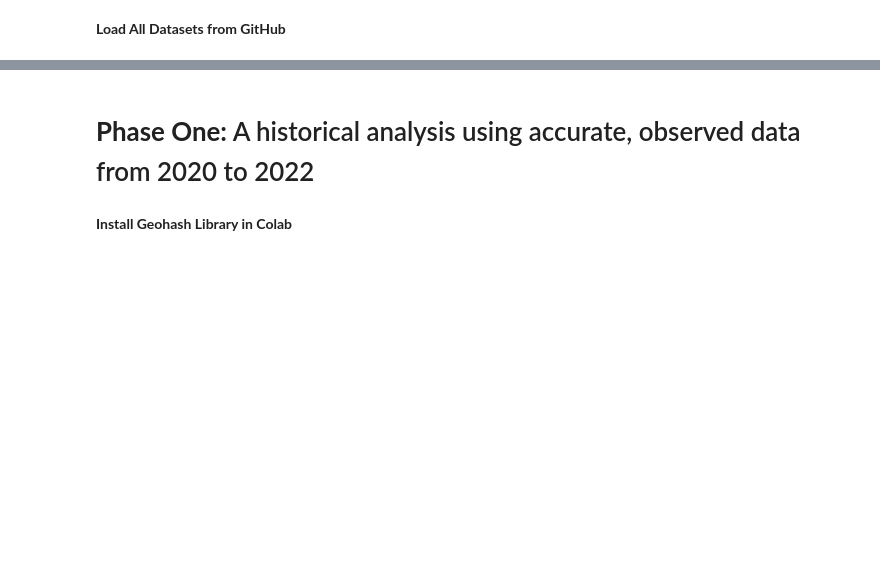
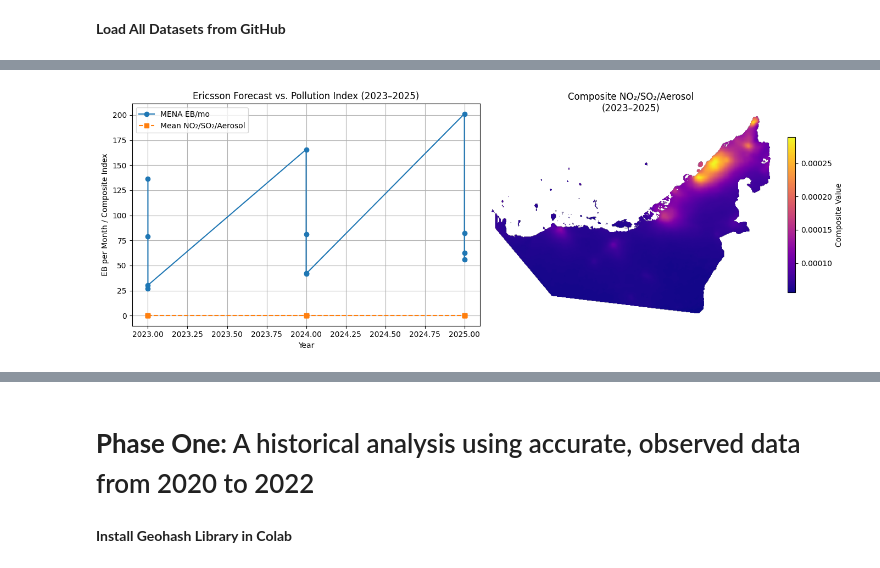
Before and after one commit to Dr-Isam-ALJAWARNEH/fds-project-geoairmob, a Jupyter notebook: GEOCODE.ipynb, the cells around one changed output, grey strips where cells are left out. Drawn from its saved outputs; the diff is of its cells as text; code cells hidden in the pictures; blank space fills up the shorter version.

```diff
--- a/GEOCODE.ipynb
+++ b/GEOCODE.ipynb
@@ -53,0 +133,48 @@ Landsat: (6265, 79)
+# %%
+import pandas as pd
+import numpy as np
+import rasterio
+import matplotlib.pyplot as plt
+
+# 1) Ericsson forecast
+er = pd.read_csv(base_url + "Merged_Ericsson_Mobility_Data.csv",
+                 parse_dates=['Year']) \
+       .rename(columns={'EB per Month':'EB_per_month'}) \
+       .set_index('Year')
+forecast = er.loc['2023':'2025','EB_per_month']
+
+# 2) Mean pollution index from the 2023–25 raster
+tif = ("/vsicurl/https://raw.githubusercontent.com/"
+       "Dr-Isam-ALJAWARNEH/fds-project-geoairmob/"
+       "main/Datasets/UAE_NO2_SO2_Aerosol_Combined_2023_2025.tif")
+with rasterio.open(tif) as src:
+    arr = src.read(1).astype(float)
+    arr[arr==src.nodata] = np.nan
+    poll_index = pd.Series(np.nanmean(arr),
+                           index=forecast.index,
+                           name='Pollution Index')
+
+# 3) Plot side by side: line plot + map inset
+fig, (ax1, ax2) = plt.subplots(1,2, figsize=(14,5),
+                               gridspec_kw={'width_ratios':[1,1]})
+
+# 3a) Time series
+ax1.plot(forecast.index.year, forecast, marker='o', label='MENA EB/mo')
+ax1.plot(poll_index.index.year, poll_index, marker='s', linestyle='--',
+         label='Mean NO₂/SO₂/Aerosol')
+ax1.set_title("Ericsson Forecast vs. Pollution Index (2023–2025)")
+ax1.set_xlabel("Year")
+ax1.set_ylabel("EB per Month / Composite Index")
+ax1.legend()
+ax1.grid(True)
+
+# 3b) Composite map inset
+im = ax2.imshow(arr, cmap='plasma')
+ax2.set_title("Composite NO₂/SO₂/Aerosol\n(2023–2025)")
+ax2.axis('off')
+plt.colorbar(im, ax=ax2, shrink=0.7, label="Composite Value")
+
+plt.tight_layout()
+plt.show()
+# %% [output]
+[figure, added]
```
Also changed, not shown: parts of 26 cells of this notebook.
